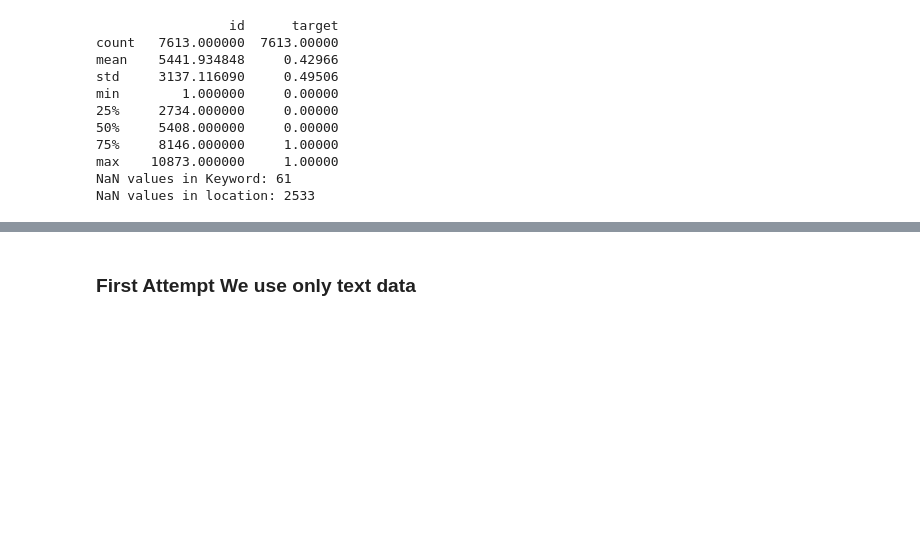
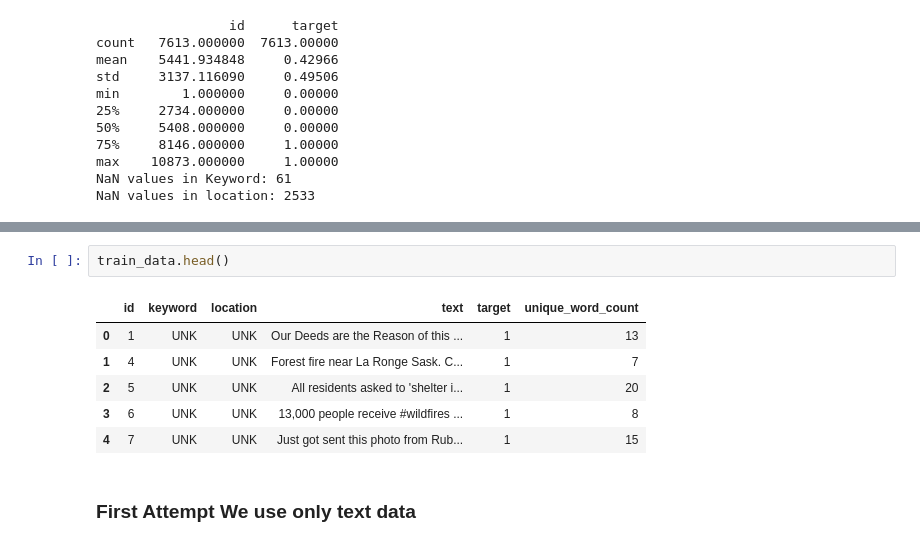
Before and after one commit to shivammehta007/NLPResearch, a Jupyter notebook: Tutorials/PyTorch_Tutorial/Text4Thesis/KaggleCompetitionTest.ipynb, the cells around one changed output, grey strips where cells are left out. Cells and saved outputs as stored; diff of their text form; blank space fills up the shorter version.

```diff
--- a/Tutorials/PyTorch_Tutorial/Text4Thesis/KaggleCompetitionTest.ipynb
+++ b/Tutorials/PyTorch_Tutorial/Text4Thesis/KaggleCompetitionTest.ipynb
@@ -125,3 +199,12 @@ NaN values in location: 2533
+# %%
+train_data.head()
+# %% [output]
+|  | id | keyword | location | text | target | unique_word_count |
+| 0 | 1 | UNK | UNK | Our Deeds are the Reason of this ... | 1 | 13 |
+| 1 | 4 | UNK | UNK | Forest fire near La Ronge Sask. C... | 1 | 7 |
+| 2 | 5 | UNK | UNK | All residents asked to 'shelter i... | 1 | 20 |
+| 3 | 6 | UNK | UNK | 13,000 people receive #wildfires ... | 1 | 8 |
+| 4 | 7 | UNK | UNK | Just got sent this photo from Rub... | 1 | 15 |
 # %% [markdown]
 ### First Attempt We use only text data
 # %% [markdown]
```
Also changed, not shown: parts of 19 cells of this notebook.
